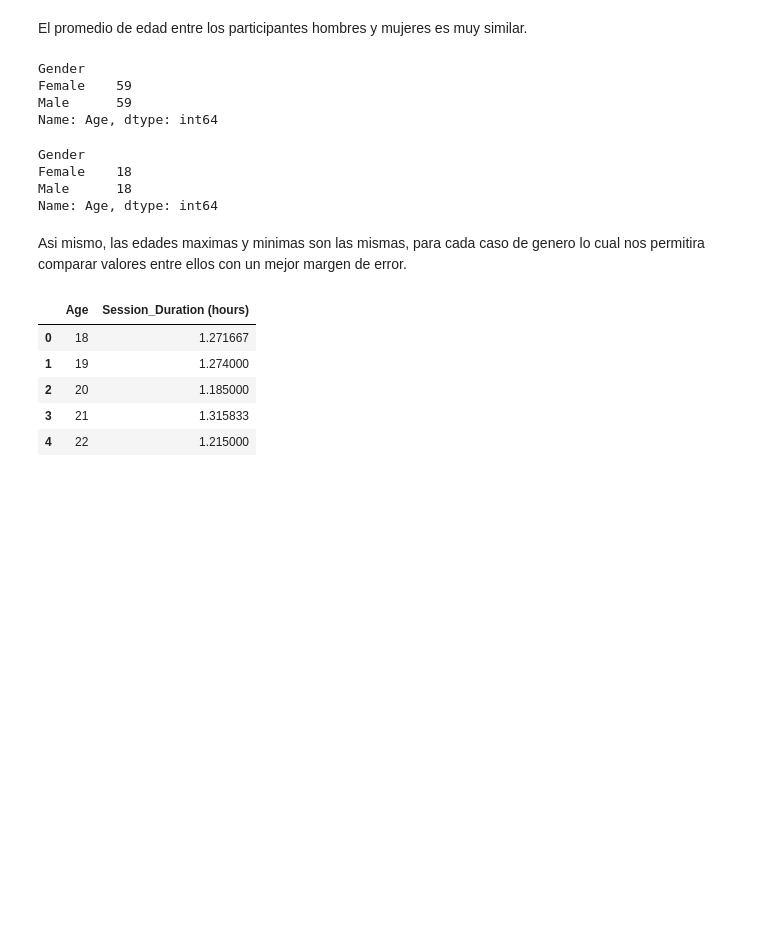
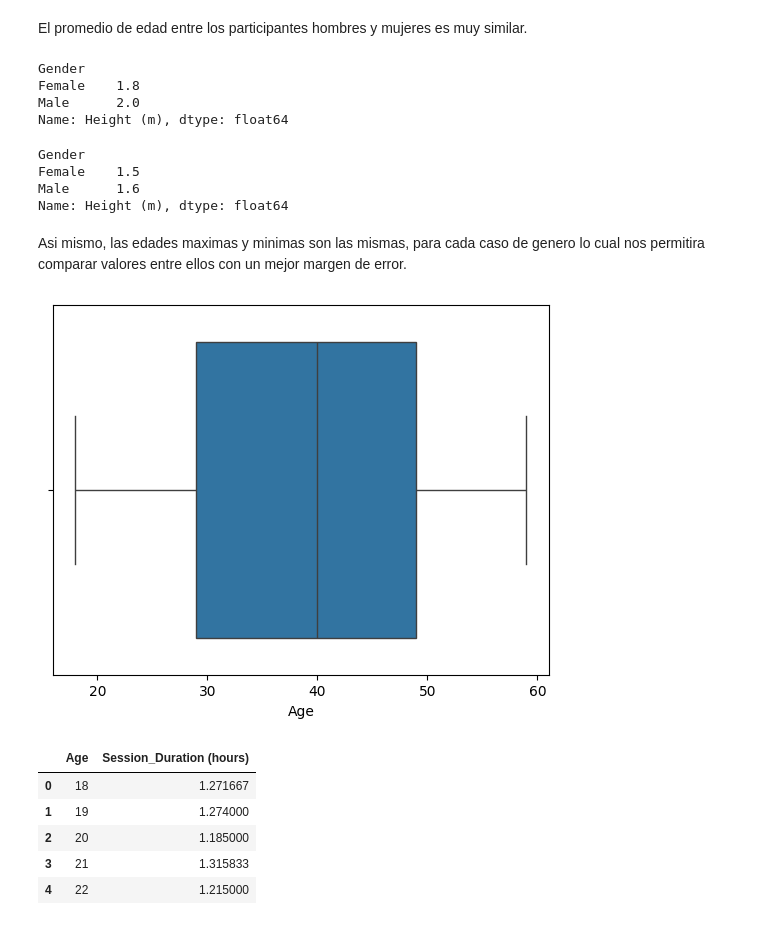
Before and after one commit to adgallog/Gymreview, a Jupyter notebook: notebooks/EDA.ipynb, the cells around one changed output. Cells and saved outputs as stored; diff of their text form; code cells hidden in the pictures; blank space fills up the shorter version.

```diff
--- a/notebooks/EDA.ipynb
+++ b/notebooks/EDA.ipynb
@@ -78,25 +80,31 @@ Name: Age, dtype: float64
 # %% [markdown]
 El promedio de edad entre los participantes hombres y mujeres es muy similar.
 # %%
-dfage = df.groupby('Gender')['Age'].max()
+dfage = df.groupby('Gender')['Height (m)'].max()
 dfage
+#edad maxima por genero
 # %% [output]
 Gender
-Female    59
-Male      59
-Name: Age, dtype: int64
+Female    1.8
+Male      2.0
+Name: Height (m), dtype: float64
 # %%
-dfage = df.groupby('Gender')['Age'].min()
+dfage = df.groupby('Gender')['Height (m)'].min()
 dfage
 # %% [output]
 Gender
-Female    18
-Male      18
-Name: Age, dtype: int64
+Female    1.5
+Male      1.6
+Name: Height (m), dtype: float64
 # %% [markdown]
 Asi mismo, las edades maximas y minimas son las mismas, para cada caso de genero lo cual nos permitira comparar valores entre ellos con un mejor margen de error.
 # %%
 dfmales = df[df['Gender'] == 'Male']
+# %%
+sns.boxplot(x=dfmales['Age'])
+plt.show()
+# %% [output]
+[figure, added]
 # %%
 df_m_dur_sec = dfmales.groupby('Age')['Session_Duration (hours)'].mean().reset_index()
 df_m_dur_sec.head()
```
Also changed, not shown: parts of 11 cells of this notebook, 11 other files.
